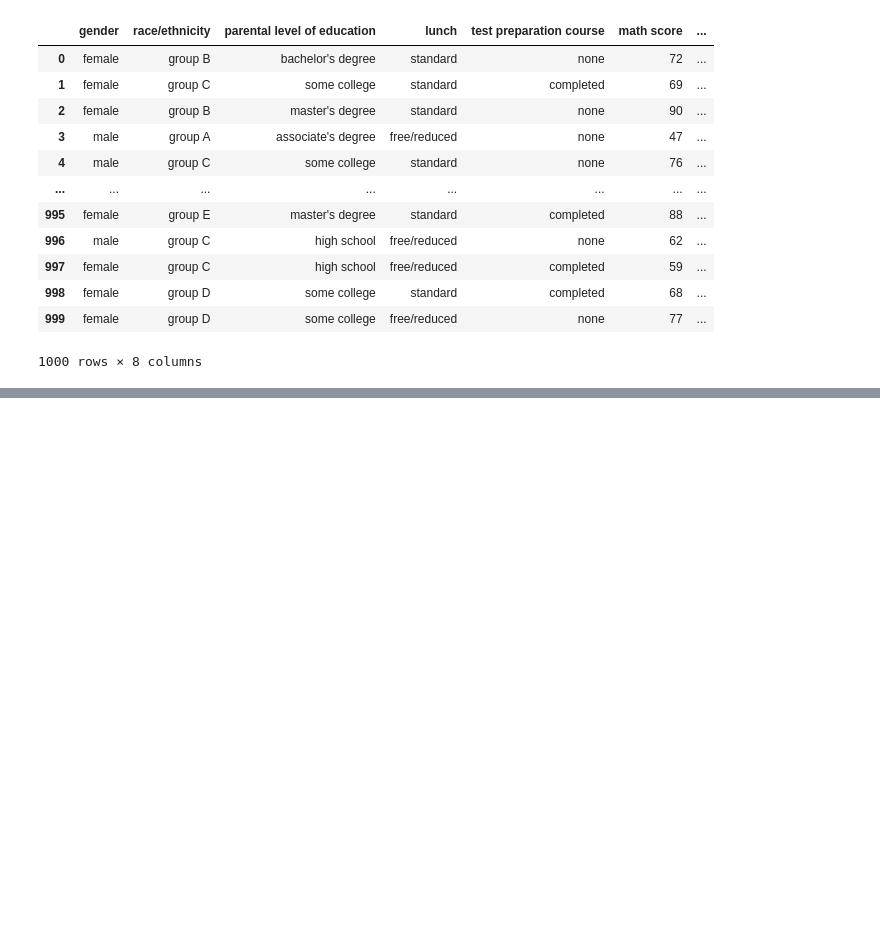
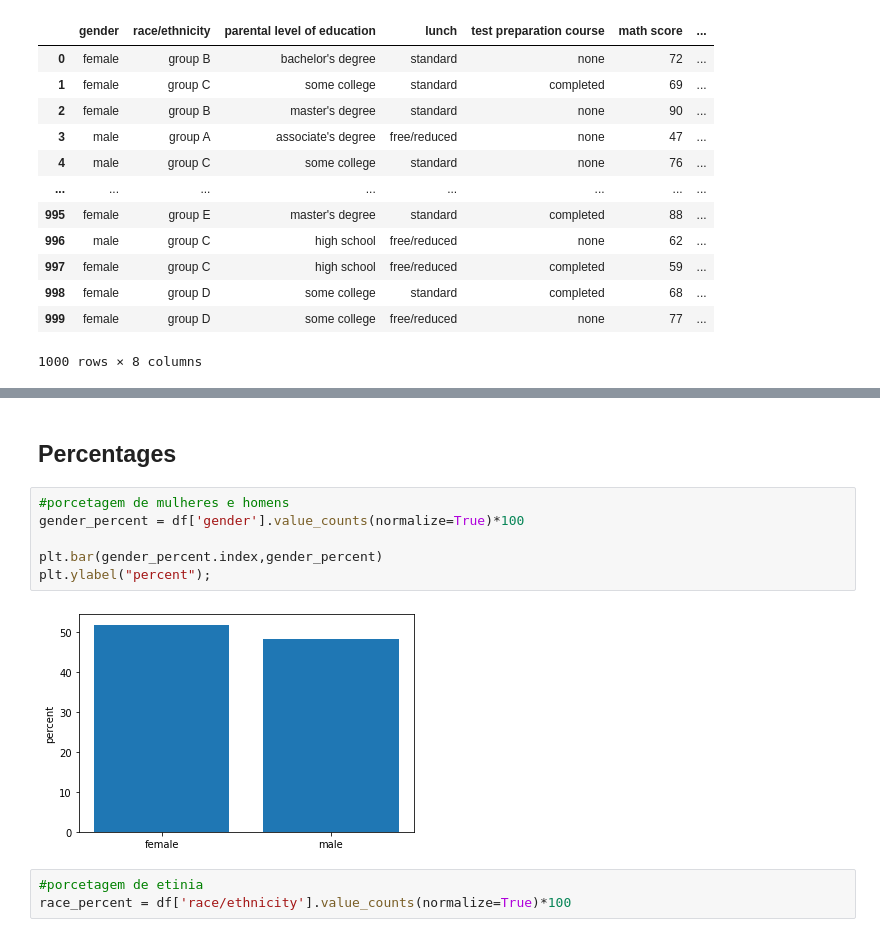
Before and after one commit to fernfl/DataAnalysis, a Jupyter notebook: Projeto2_Educacao/Projeto2_dadosDaEducacao.ipynb, the cells around one changed output, grey strips where cells are left out. Cells and saved outputs as stored; diff of their text form; blank space fills up the shorter version.

```diff
--- a/Projeto2_Educacao/Projeto2_dadosDaEducacao.ipynb
+++ b/Projeto2_Educacao/Projeto2_dadosDaEducacao.ipynb
@@ -50,0 +86,13 @@ dtype: int64
+# %% [markdown]
+## Percentages
+# %%
+#porcetagem de mulheres e homens
+gender_percent = df['gender'].value_counts(normalize=True)*100
+
+plt.bar(gender_percent.index,gender_percent)
+plt.ylabel("percent");
+# %% [output]
+[figure, added]
+# %%
+#porcetagem de etinia
+race_percent = df['race/ethnicity'].value_counts(normalize=True)*100
```
Also changed, not shown: parts of 28 cells of this notebook.
